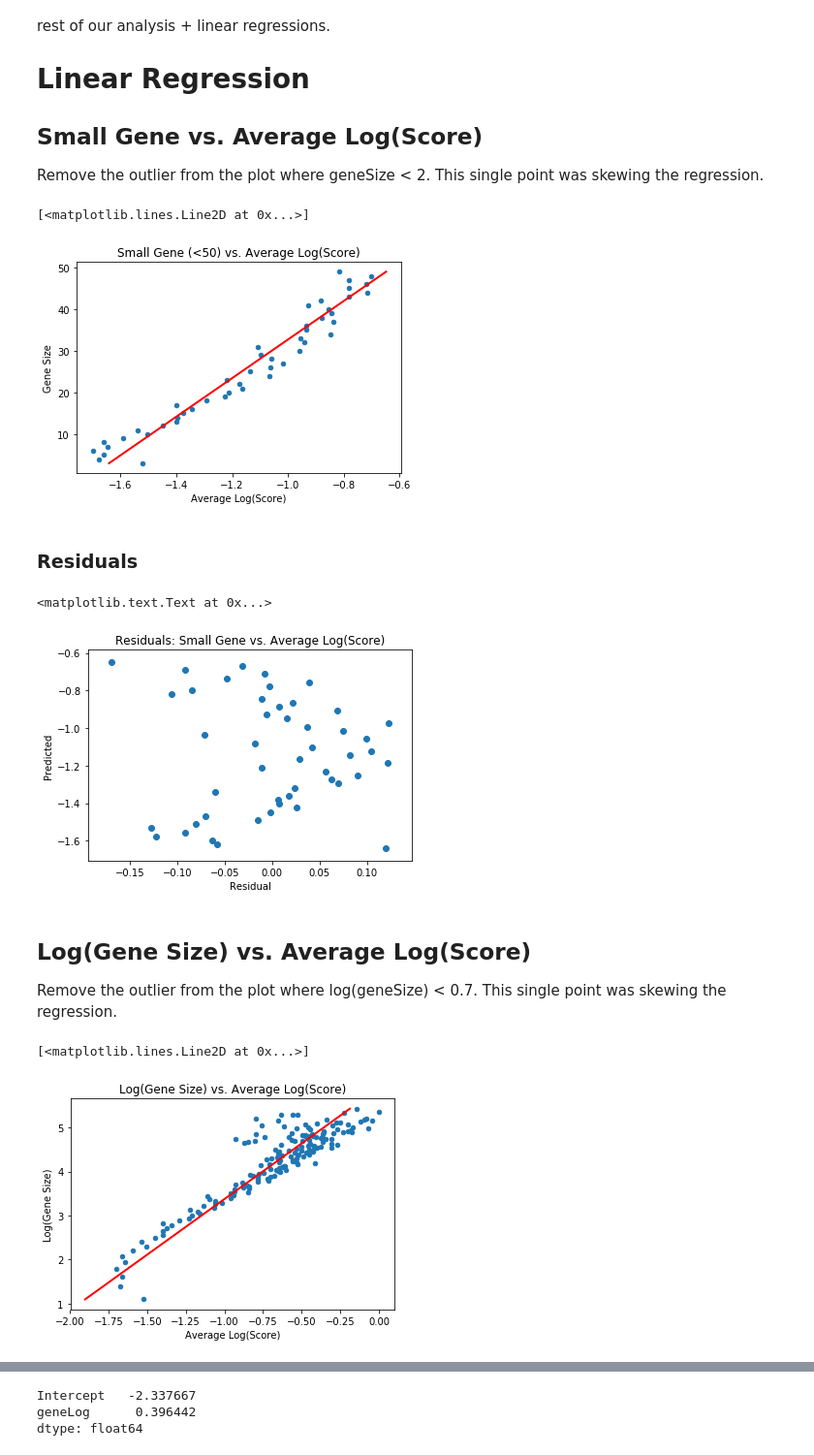
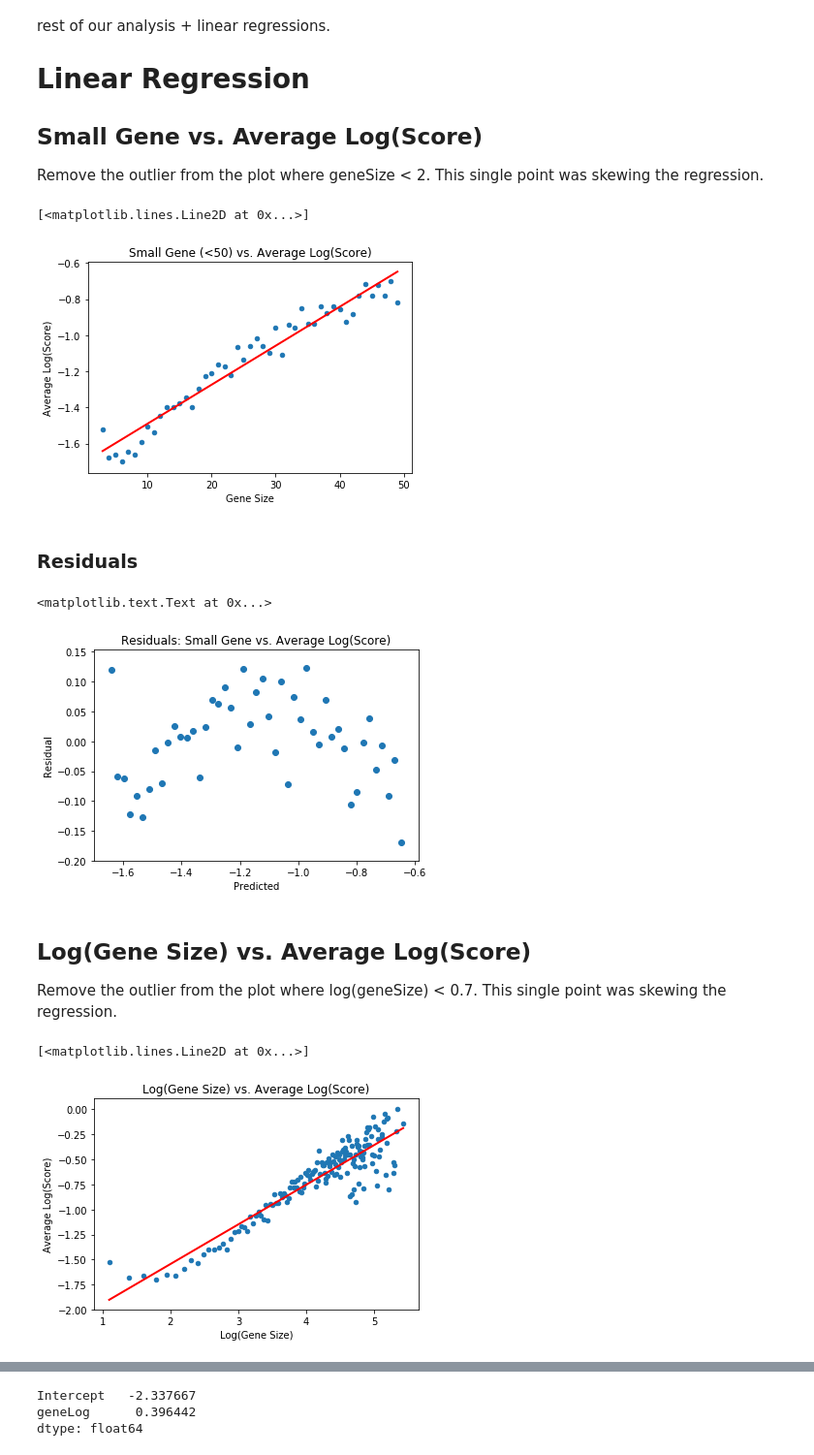
Before and after one commit to odumitr/Gene-and-Taxa-Analysis, a Jupyter notebook: src/linear_regression.ipynb, the cells around one changed output, grey strips where cells are left out. Shown at 97% size. Saved outputs shown, nothing was run; the diff lists cells and outputs as text; code cells hidden in the pictures.

```diff
--- a/src/linear_regression.ipynb
+++ b/src/linear_regression.ipynb
@@ -513,14 +511,14 @@ resultsSmallGene = smf.ols(formula='avgScoresLog ~ gene', data=smallGene).fit()
 minMaxSmallGene = pd.DataFrame({'gene': [smallGene.gene.min(), smallGene.gene.max()]})
 predsSmallGene = resultsSmallGene.predict(minMaxSmallGene)
 # %%
-smallGene.plot('avgScoresLog', 'gene', kind='scatter', title='Small Gene (<50) vs. Average Log(Score)')
-plt.ylabel('Gene Size')
-plt.xlabel('Average Log(Score)')
+smallGene.plot('gene', 'avgScoresLog', kind='scatter', title='Small Gene (<50) vs. Average Log(Score)')
+plt.xlabel('Gene Size')
+plt.ylabel('Average Log(Score)')
 
-plt.plot(predsSmallGene, minMaxSmallGene, c='red', linewidth=2)
+plt.plot(minMaxSmallGene, predsSmallGene, c='red', linewidth=2)
 # %% [output]
 [<matplotlib.lines.Line2D at 0x...>]
-[figure, old version]
+[figure, new version]
 # %% [markdown]
 ### Residuals
 # %%
@@ -538,13 +536,13 @@ for x in range(0, len(actualSmallGene)):
     residual = actualScore - predictedScore
     residualsSmallGene.append(residual)
 
-plt.scatter(np.array(residualsSmallGene), np.array(predictedSmallGene))
+plt.scatter(np.array(predictedSmallGene), np.array(residualsSmallGene))
 plt.title('Residuals: Small Gene vs. Average Log(Score)')
-plt.ylabel('Predicted')
-plt.xlabel('Residual')
+plt.xlabel('Predicted')
+plt.ylabel('Residual')
 # %% [output]
 <matplotlib.text.Text at 0x...>
-[figure, old version]
+[figure, new version]
 # %% [markdown]
 ## Log(Gene Size) vs. Average Log(Score)
 
@@ -555,12 +553,12 @@ resultsGeneLog = smf.ols(formula='avgScoresLog ~ geneLog', data=geneLog).fit()
 minMaxGeneLog = pd.DataFrame({'geneLog': [geneLog.geneLog.min(), geneLog.geneLog.max()]})
 predsGeneLog = resultsGeneLog.predict(minMaxGeneLog)
 # %%
-geneLog.plot('avgScoresLog', 'geneLog', kind='scatter', title='Log(Gene Size) vs. Average Log(Score)')
-plt.ylabel('Log(Gene Size)')
-plt.xlabel('Average Log(Score)')
+geneLog.plot('geneLog', 'avgScoresLog', kind='scatter', title='Log(Gene Size) vs. Average Log(Score)')
+plt.xlabel('Log(Gene Size)')
+plt.ylabel('Average Log(Score)')
 
-plt.plot(predsGeneLog, minMaxGeneLog , c='red', linewidth=2)
+plt.plot(minMaxGeneLog, predsGeneLog , c='red', linewidth=2)
 # %% [output]
 [<matplotlib.lines.Line2D at 0x...>]
-[figure, old version]
+[figure, new version]
 # %% [markdown]
```
Also changed, not shown: parts of 32 cells of this notebook.
